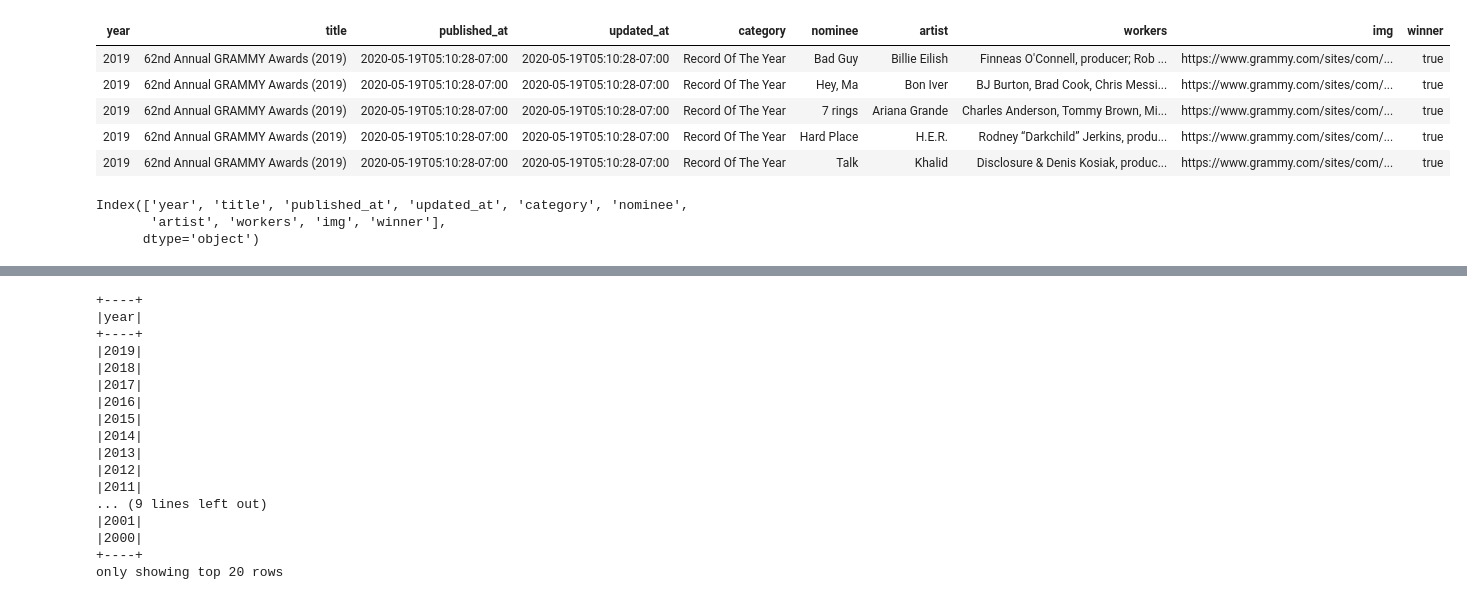
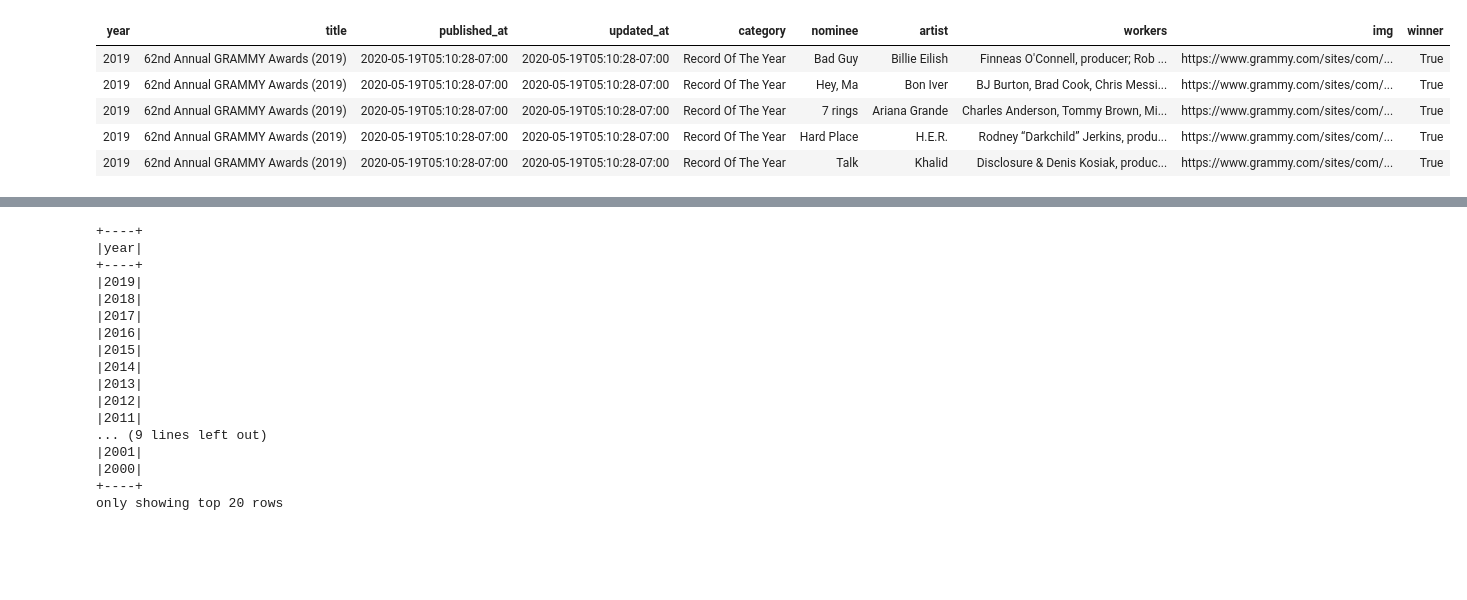
Before and after one commit to mackrauss/3252-BigData-Group-F, a Jupyter notebook: Group F - Data Project.ipynb, the cells around one changed output, grey strips where cells are left out. Cells and saved outputs as stored; diff of their text form; code cells hidden in the pictures; blank space fills up the shorter version.

```diff
--- a/Group F - Data Project.ipynb
+++ b/Group F - Data Project.ipynb
@@ -5,20 +6,46 @@ from pyspark.sql.types import StructType,StructField, StringType, IntegerType, F
+# %%
+# Let's store the file in dbfs, if it's not there, fetch it and save it to dbfs
+def getGrammyData():
+    file_location = "/FileStore/tables/the_grammy_awards.csv"
+
+    try:
+        f = dbutils.fs.ls(file_location)
+    except:
+        url = "https://raw.githubusercontent.com/mackrauss/3252-BigData-Group-F/main/the_grammy_awards.csv"
+        spark.sparkContext.addFile(url)
+        dbutils.fs.cp('file://'+SparkFiles.get('the_grammy_awards.csv'), file_location)
+        print('Moved file to tables')
+
+    return file_location
+# %%
+file_location = getGrammyData()
+
+file_type = "csv"
+
+# CSV options
+infer_schema = "false"
+first_row_is_header = "true"
+delimiter = ","
+
+df = spark.read.format(file_type) \
+  .option("inferSchema", infer_schema) \
+  .option("header", first_row_is_header) \
+  .option("sep", delimiter) \
+  .load(file_location)
 # %%
-# pull file via HTTP/S using Pandas
-import pandas as pd
+# pull file via HTTP/S using Spark tools
+# from pyspark import SparkFiles
 
-url = 'https://raw.githubusercontent.com/mackrauss/3252-BigData-Group-F/main/the_grammy_awards.csv'
-df = pd.read_csv(url, sep=',')
-display(df.head(5))
+# url = "https://raw.githubusercontent.com/mackrauss/3252-BigData-Group-F/main/the_grammy_awards.csv"
+# spark.sparkContext.addFile(url)
+
+# df = spark.read.csv("file://"+SparkFiles.get("the_grammy_awards.csv"), header=True, inferSchema= True)
-# %% [output]
-| year | title | published_at | updated_at | category | nominee | artist | workers | img | winner |
-| 2019 | 62nd Annual GRAMMY Awards (2019) | 2020-05-19T05:10:28-07:00 | 2020-05-19T05:10:28-07:00 | Record Of The Year | Bad Guy | Billie Eilish | Finneas O'Connell, producer; Rob ... | https://www.grammy.com/sites/com/... | true |
-| 2019 | 62nd Annual GRAMMY Awards (2019) | 2020-05-19T05:10:28-07:00 | 2020-05-19T05:10:28-07:00 | Record Of The Year | Hey, Ma | Bon Iver | BJ Burton, Brad Cook, Chris Messi... | https://www.grammy.com/sites/com/... | true |
-| 2019 | 62nd Annual GRAMMY Awards (2019) | 2020-05-19T05:10:28-07:00 | 2020-05-19T05:10:28-07:00 | Record Of The Year | 7 rings | Ariana Grande | Charles Anderson, Tommy Brown, Mi... | https://www.grammy.com/sites/com/... | true |
-| 2019 | 62nd Annual GRAMMY Awards (2019) | 2020-05-19T05:10:28-07:00 | 2020-05-19T05:10:28-07:00 | Record Of The Year | Hard Place | H.E.R. | Rodney “Darkchild” Jerkins, produ... | https://www.grammy.com/sites/com/... | true |
-| 2019 | 62nd Annual GRAMMY Awards (2019) | 2020-05-19T05:10:28-07:00 | 2020-05-19T05:10:28-07:00 | Record Of The Year | Talk | Khalid | Disclosure & Denis Kosiak, produc... | https://www.grammy.com/sites/com/... | true |
 # %%
-display(df.columns)
+display(df.head(5))
 # %% [output]
-Index(['year', 'title', 'published_at', 'updated_at', 'category', 'nominee',
-       'artist', 'workers', 'img', 'winner'],
-      dtype='object')
+| year | title | published_at | updated_at | category | nominee | artist | workers | img | winner |
+| 2019 | 62nd Annual GRAMMY Awards (2019) | 2020-05-19T05:10:28-07:00 | 2020-05-19T05:10:28-07:00 | Record Of The Year | Bad Guy | Billie Eilish | Finneas O'Connell, producer; Rob ... | https://www.grammy.com/sites/com/... | True |
+| 2019 | 62nd Annual GRAMMY Awards (2019) | 2020-05-19T05:10:28-07:00 | 2020-05-19T05:10:28-07:00 | Record Of The Year | Hey, Ma | Bon Iver | BJ Burton, Brad Cook, Chris Messi... | https://www.grammy.com/sites/com/... | True |
+| 2019 | 62nd Annual GRAMMY Awards (2019) | 2020-05-19T05:10:28-07:00 | 2020-05-19T05:10:28-07:00 | Record Of The Year | 7 rings | Ariana Grande | Charles Anderson, Tommy Brown, Mi... | https://www.grammy.com/sites/com/... | True |
+| 2019 | 62nd Annual GRAMMY Awards (2019) | 2020-05-19T05:10:28-07:00 | 2020-05-19T05:10:28-07:00 | Record Of The Year | Hard Place | H.E.R. | Rodney “Darkchild” Jerkins, produ... | https://www.grammy.com/sites/com/... | True |
+| 2019 | 62nd Annual GRAMMY Awards (2019) | 2020-05-19T05:10:28-07:00 | 2020-05-19T05:10:28-07:00 | Record Of The Year | Talk | Khalid | Disclosure & Denis Kosiak, produc... | https://www.grammy.com/sites/com/... | True |
```
Also changed, not shown: parts of 8 cells of this notebook.
